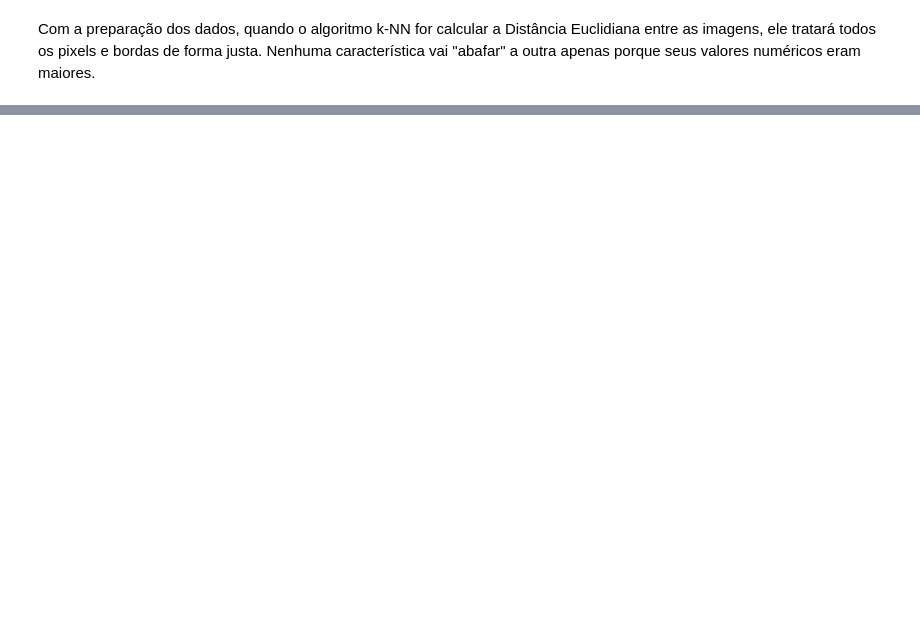
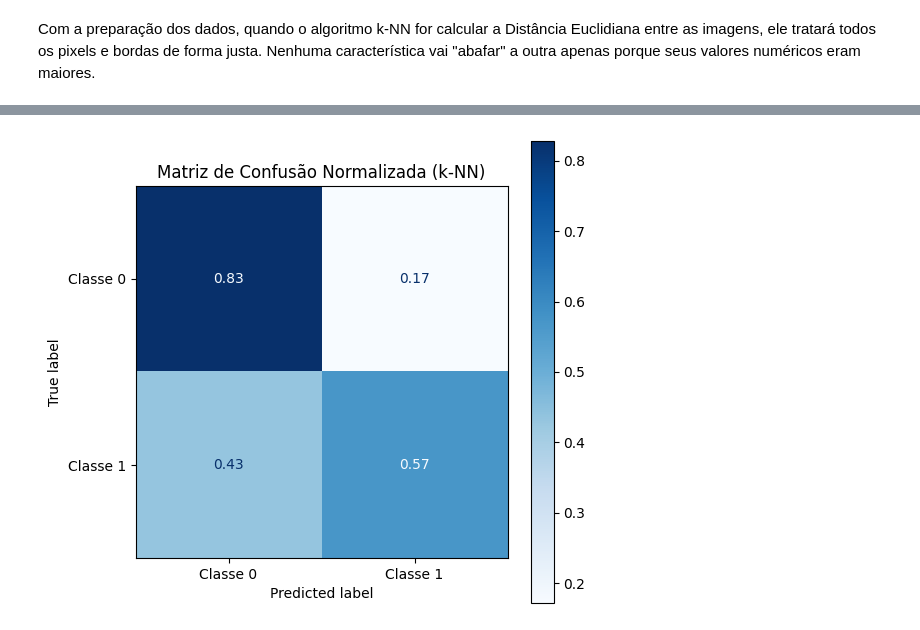
Before and after one commit to vitoriaferreirap/DeepLearning, a Jupyter notebook: MachineLearning/SistemasInteligentes/SistemasInteligentes_ClassificadorCavalos.ipynb, the cells around one changed output, grey strips where cells are left out. Cells and saved outputs as stored; diff of their text form; code cells hidden in the pictures; blank space fills up the shorter version.

Commit message:
feat: Agrupamento dos dados, preparação e treino feitos, metricas salvas no drive. Versão 1 executada e salva.

```diff
--- a/MachineLearning/SistemasInteligentes/SistemasInteligentes_ClassificadorCavalos.ipynb
+++ b/MachineLearning/SistemasInteligentes/SistemasInteligentes_ClassificadorCavalos.ipynb
@@ -635,0 +699,18 @@ Com a preparação dos dados, quando o algoritmo k-NN for calcular a Distância
+# %%
+from sklearn.neighbors import KNeighborsClassifier
+from sklearn.metrics import classification_report, accuracy_score
+
+# Definição do Modelo
+# 'n_neighbors=5' parâmetro define a quantidade de "vizinhos" que o algoritmo consultará para tomar uma decisão.
+knn = KNeighborsClassifier(n_neighbors=5)
+
+# Treino (O 'fit' mapeia os dados no espaço vetorial)
+knn.fit(X_train, y_train)
+
+# Predição
+# O modelo calcula a distância dos novos pontos (X_test) aos vizinhos mais próximos
+y_pred = knn.predict(X_test)
+
+# Avaliação
+print(accuracy_score(y_test, y_pred))
+print(classification_report(y_test, y_pred))
@@ -635,0 +727,19 @@ Com a preparação dos dados, quando o algoritmo k-NN for calcular a Distância
+# %%
+#Matriz Confusão
+import matplotlib.pyplot as plt
+from sklearn.metrics import confusion_matrix, ConfusionMatrixDisplay
+
+# Adicionamos o 'normalize' aqui.
+# 'true' normaliza pelas linhas (mostra a taxa de acerto/erro por classe real)
+cm = confusion_matrix(y_test, y_pred, normalize='true')
+
+# Plotar a matriz
+fig, ax = plt.subplots(figsize=(6, 6))
+# 'values_format' define que queremos 2 casas decimais (ex: 0.88)
+disp = ConfusionMatrixDisplay(confusion_matrix=cm, display_labels=['Classe 0', 'Classe 1'])
+disp.plot(cmap=plt.cm.Blues, ax=ax, values_format='.2f')
+
+plt.title("Matriz de Confusão Normalizada (k-NN)")
+plt.show()
+# %% [output]
+[figure, added]
```
Also changed, not shown: parts of 15 cells of this notebook.
